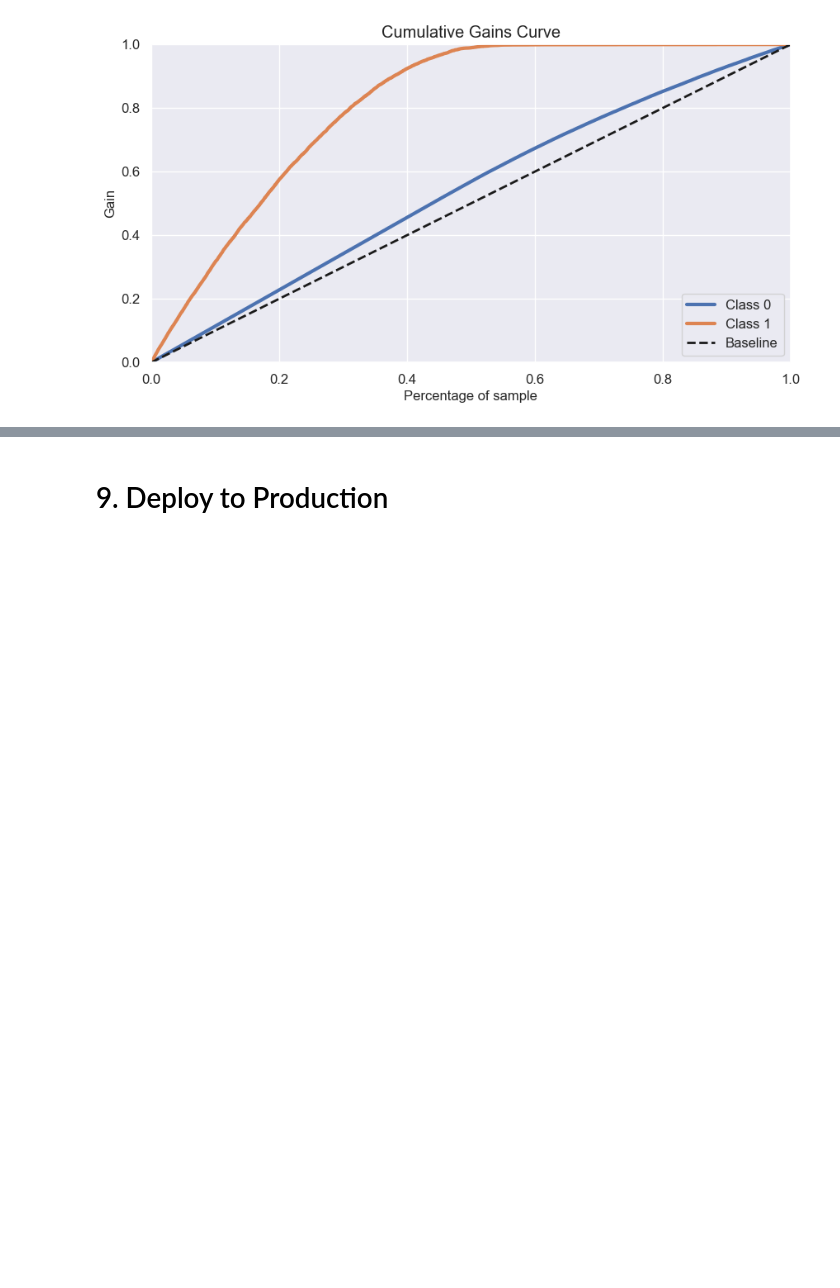
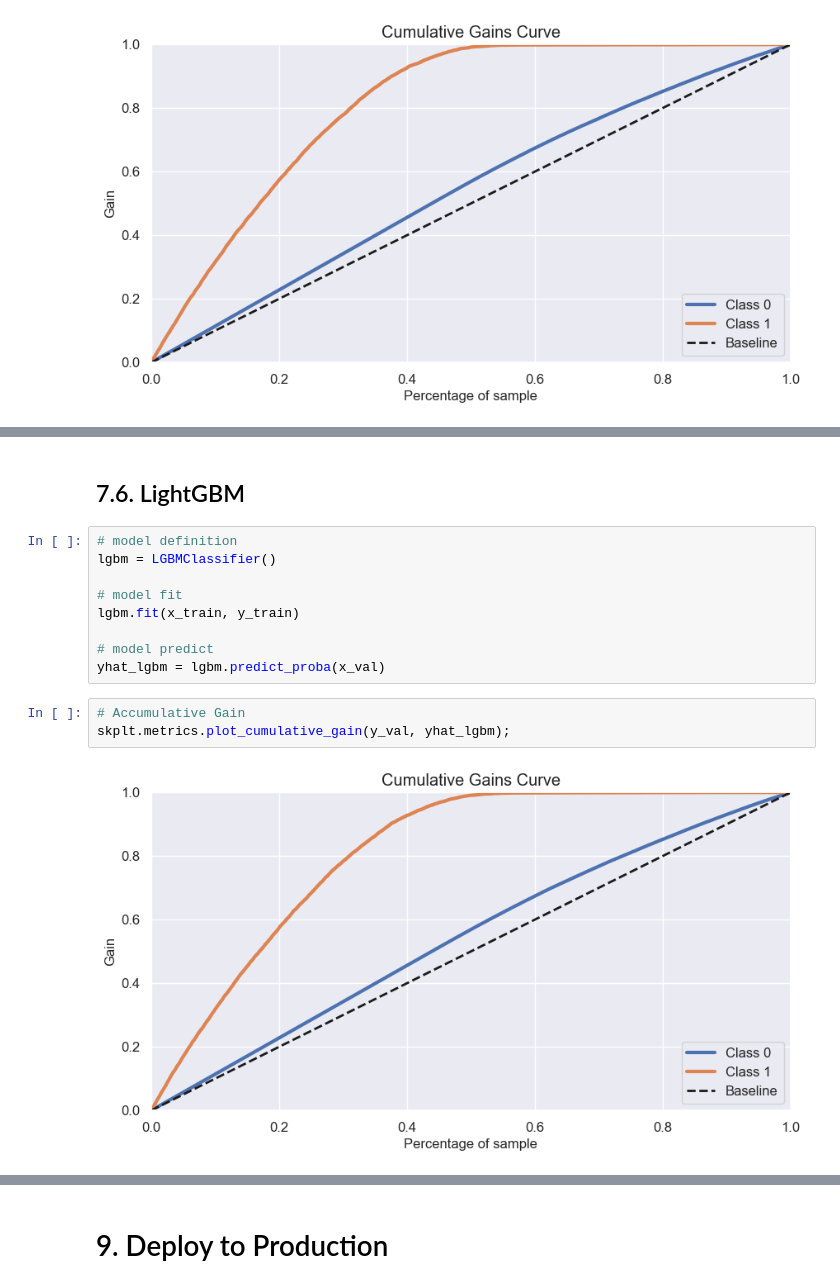
Before and after one commit to m4theus4ndr4de/classification-health-insurance-cross-sell, a Jupyter notebook: notebooks/model-development.ipynb, the cells around one changed output, grey strips where cells are left out. Saved outputs shown, nothing was run; the diff lists cells and outputs as text; blank space fills up the shorter version.

```diff
--- a/notebooks/model-development.ipynb
+++ b/notebooks/model-development.ipynb
@@ -884,0 +838,16 @@ models_performance_cv
+# %% [markdown]
+## 7.6. LightGBM
+# %%
+# model definition
+lgbm = LGBMClassifier()
+
+# model fit
+lgbm.fit(x_train, y_train)
+
+# model predict
+yhat_lgbm = lgbm.predict_proba(x_val)
+# %%
+# Accumulative Gain
+skplt.metrics.plot_cumulative_gain(y_val, yhat_lgbm);
+# %% [output]
+[figure, added]
```
Also changed, not shown: parts of 45 cells of this notebook, 6 other files.
